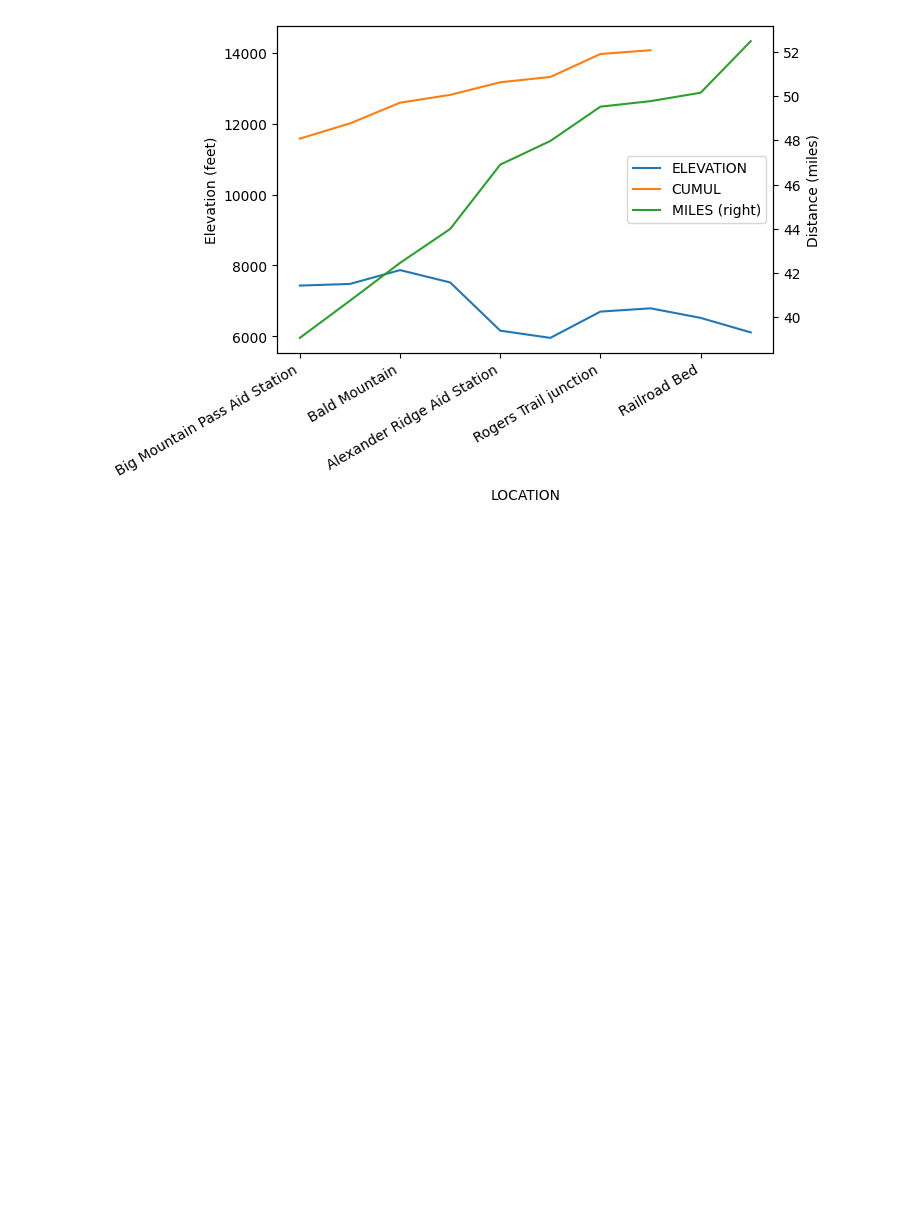
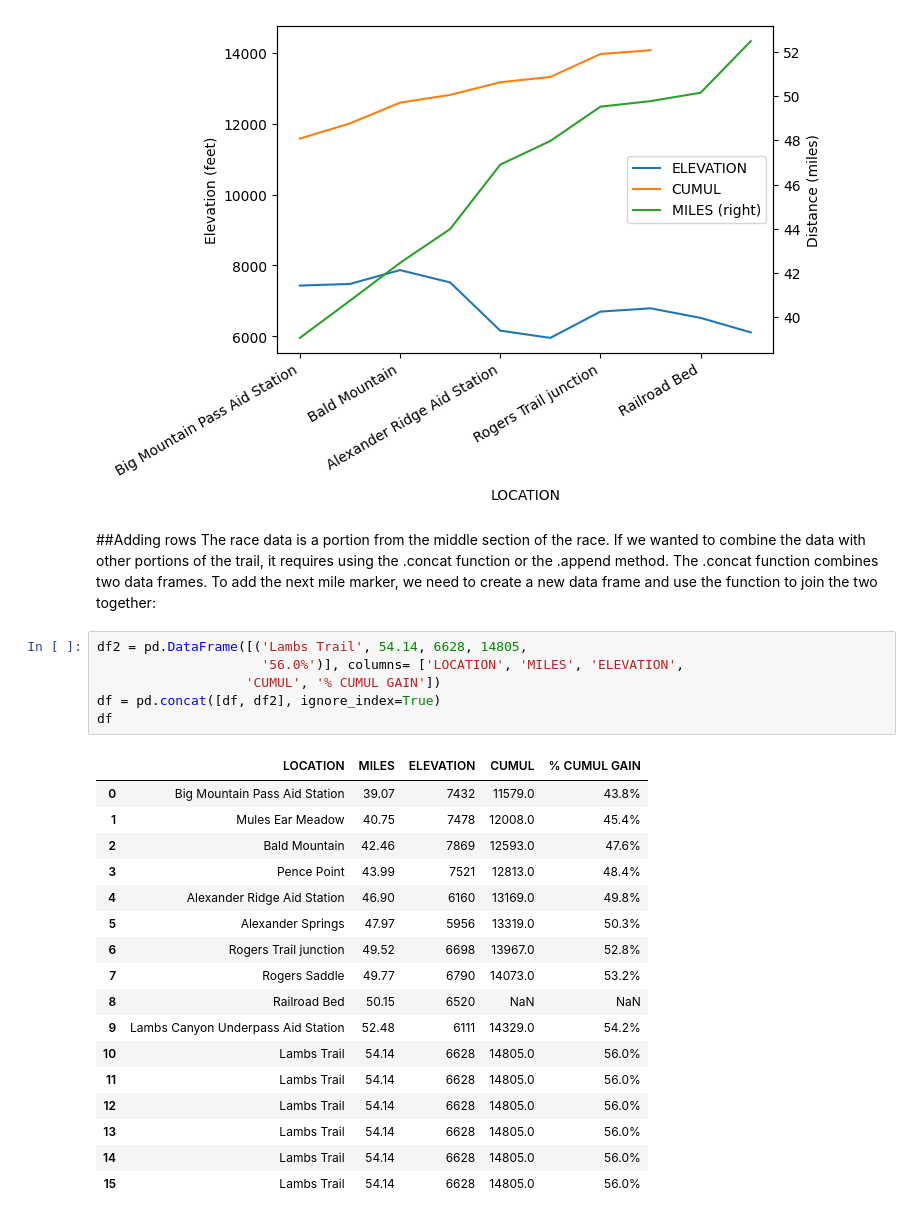
Before and after one commit to owaisahmad315/pandas, a Jupyter notebook: DataFrames.ipynb, the cells around one changed output. Drawn from its saved outputs; the diff is of its cells as text; blank space fills up the shorter version.

```diff
--- a/DataFrames.ipynb
+++ b/DataFrames.ipynb
@@ -249,3 +249,35 @@ fig.autofmt_xdate()
 fig.savefig('/tmp/df-ex4.png', bbox_inches='tight')
 # %% [output]
 [figure]
+# %% [markdown]
+##Adding rows
+The race data is a portion from the middle section of the race. If we wanted
+to combine the data with other portions of the trail, it requires using the
+.concat function or the .append method.
+The .concat function combines two data frames. To add the next mile
+marker, we need to create a new data frame and use the function to join the
+two together:
+# %%
+df2 = pd.DataFrame([('Lambs Trail', 54.14, 6628, 14805,
+                     '56.0%')], columns= ['LOCATION', 'MILES', 'ELEVATION',
+                   'CUMUL', '% CUMUL GAIN'])
+df = pd.concat([df, df2], ignore_index=True)
+df
+# %% [output]
+|  | LOCATION | MILES | ELEVATION | CUMUL | % CUMUL GAIN |
+| 0 | Big Mountain Pass Aid Station | 39.07 | 7432 | 11579.0 | 43.8% |
+| 1 | Mules Ear Meadow | 40.75 | 7478 | 12008.0 | 45.4% |
+| 2 | Bald Mountain | 42.46 | 7869 | 12593.0 | 47.6% |
+| 3 | Pence Point | 43.99 | 7521 | 12813.0 | 48.4% |
+| 4 | Alexander Ridge Aid Station | 46.90 | 6160 | 13169.0 | 49.8% |
+| 5 | Alexander Springs | 47.97 | 5956 | 13319.0 | 50.3% |
+| 6 | Rogers Trail junction | 49.52 | 6698 | 13967.0 | 52.8% |
+| 7 | Rogers Saddle | 49.77 | 6790 | 14073.0 | 53.2% |
+| 8 | Railroad Bed | 50.15 | 6520 | NaN | NaN |
+| 9 | Lambs Canyon Underpass Aid Station | 52.48 | 6111 | 14329.0 | 54.2% |
+| 10 | Lambs Trail | 54.14 | 6628 | 14805.0 | 56.0% |
+| 11 | Lambs Trail | 54.14 | 6628 | 14805.0 | 56.0% |
+| 12 | Lambs Trail | 54.14 | 6628 | 14805.0 | 56.0% |
+| 13 | Lambs Trail | 54.14 | 6628 | 14805.0 | 56.0% |
+| 14 | Lambs Trail | 54.14 | 6628 | 14805.0 | 56.0% |
+| 15 | Lambs Trail | 54.14 | 6628 | 14805.0 | 56.0% |
```
Also changed, not shown: parts of 2 cells of this notebook.
